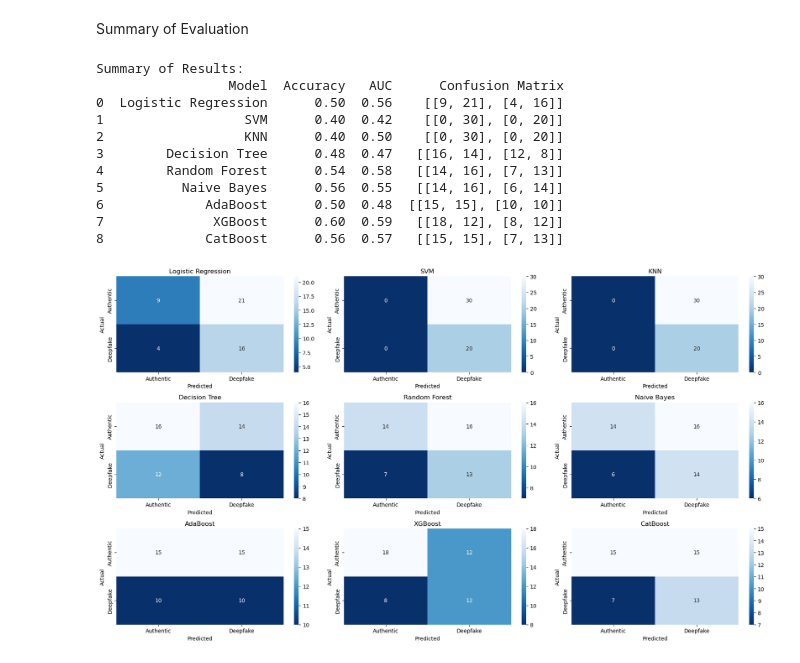
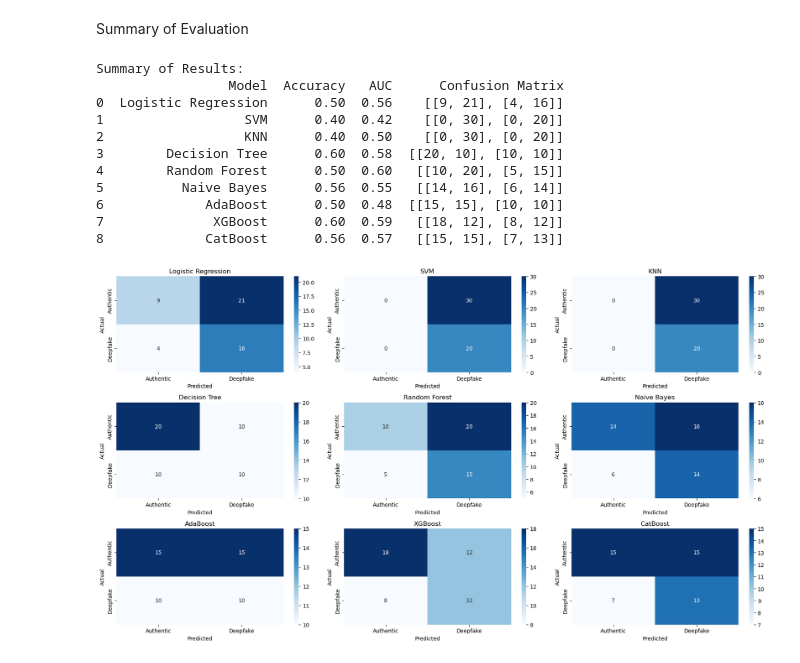
Before and after one commit to Danwidj/deepfake-detection, a Jupyter notebook: data_mining/traditional_method/scripts/classification.ipynb, the cells around one changed output. Cells and saved outputs as stored; diff of their text form; code cells hidden in the pictures.

Commit message:
Updated heatmap of models

```diff
--- a/data_mining/traditional_method/scripts/classification.ipynb
+++ b/data_mining/traditional_method/scripts/classification.ipynb
@@ -111,7 +111,7 @@ def evaluate_model(model, model_name):
 
     # Plot confusion matrix for the model
     fig, ax = plt.subplots(figsize=(5, 4))
-    sns.heatmap(cm, annot=True, cmap='Blues_r', fmt='g', xticklabels=target_names, yticklabels=target_names, ax=ax)
+    sns.heatmap(cm, annot=True, cmap='Blues', fmt='g', xticklabels=target_names, yticklabels=target_names, ax=ax)
     ax.set_xlabel("Predicted Values")
     ax.set_ylabel("Actual Values")
     ax.set_title(f"Confusion Matrix for {model_name}")
@@ -368,8 +368,8 @@ Summary of Results:
 0  Logistic Regression      0.50  0.56    [[9, 21], [4, 16]]
 1                  SVM      0.40  0.42    [[0, 30], [0, 20]]
 2                  KNN      0.40  0.50    [[0, 30], [0, 20]]
-3        Decision Tree      0.48  0.47   [[16, 14], [12, 8]]
-4        Random Forest      0.54  0.58   [[14, 16], [7, 13]]
+3        Decision Tree      0.60  0.58  [[20, 10], [10, 10]]
+4        Random Forest      0.50  0.60   [[10, 20], [5, 15]]
 5          Naive Bayes      0.56  0.55   [[14, 16], [6, 14]]
 6             AdaBoost      0.50  0.48  [[15, 15], [10, 10]]
 7              XGBoost      0.60  0.59   [[18, 12], [8, 12]]
@@ -377,21 +377,21 @@ Summary of Results:
 # %%
 # List of models and their confusion matrices
 models = ["Logistic Regression", "SVM", "KNN", "Decision Tree", "Random Forest", "Naive Bayes", "AdaBoost", "XGBoost", "CatBoost"]
 confusion_matrices = [log_reg_cm, svm_cm, knn_cm, dt_cm, rf_cm, nb_cm, ada_cm, xgb_cm, cat_cm]
 
 # Set up the plot
 plt.figure(figsize=(18, 10))
 
 target_names = ["Authentic", "Deepfake"]
 
 for i, (model, cm) in enumerate(zip(models, confusion_matrices)):
     plt.subplot(3, 3, i + 1)
-    sns.heatmap(cm, annot=True, cmap='Blues_r', fmt='g', xticklabels=target_names, yticklabels=target_names)
+    sns.heatmap(cm, annot=True, cmap='Blues', fmt='g', xticklabels=target_names, yticklabels=target_names)
     plt.title(model)
     plt.xlabel("Predicted")
     plt.ylabel("Actual")
 
 plt.tight_layout()
 plt.show()
 # %% [output]
-[figure, old version]
+[figure, new version]
```
Also changed, not shown: parts of 12 cells of this notebook, 3 other files.
